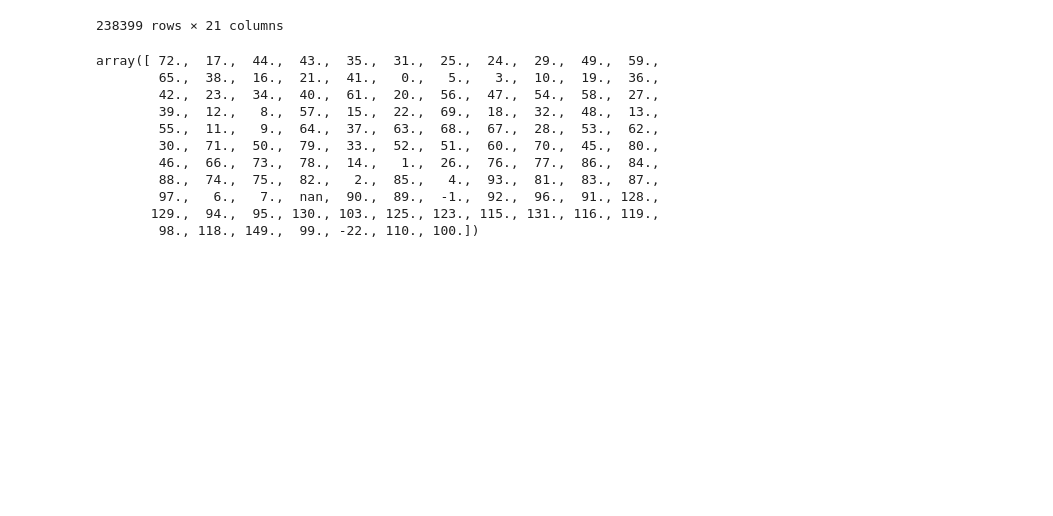
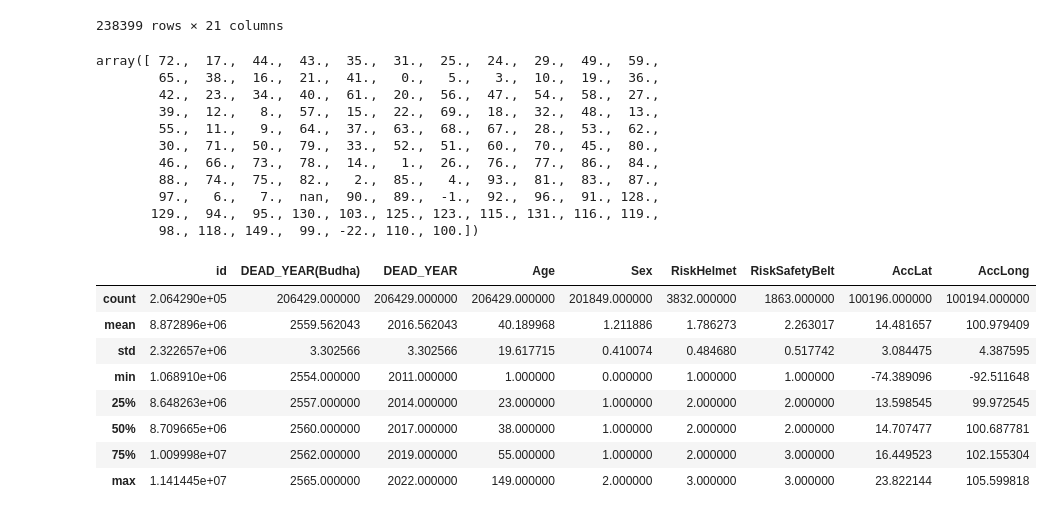
Before and after one commit to Pxngpond99/dashborad_with_my_team, a Jupyter notebook: data_analize/age_analize.ipynb, the cells around one changed output. Cells and saved outputs as stored; diff of their text form; code cells hidden in the pictures; blank space fills up the shorter version.

```diff
--- a/data_analize/age_analize.ipynb
+++ b/data_analize/age_analize.ipynb
@@ -30,3 +30,16 @@ array([ 72.,  17.,  44.,  43.,  35.,  31.,  25.,  24.,  29.,  49.,  59.,
         97.,   6.,   7.,  nan,  90.,  89.,  -1.,  92.,  96.,  91., 128.,
        129.,  94.,  95., 130., 103., 125., 123., 115., 131., 116., 119.,
         98., 118., 149.,  99., -22., 110., 100.])
+# %%
+df_1 = df[df["Age"] >= 1]
+df_1.describe()
+# %% [output]
+|  | id | DEAD_YEAR(Budha) | DEAD_YEAR | Age | Sex | RiskHelmet | RiskSafetyBelt | AccLat | AccLong |
+| count | 2.064290e+05 | 206429.000000 | 206429.000000 | 206429.000000 | 201849.000000 | 3832.000000 | 1863.000000 | 100196.000000 | 100194.000000 |
+| mean | 8.872896e+06 | 2559.562043 | 2016.562043 | 40.189968 | 1.211886 | 1.786273 | 2.263017 | 14.481657 | 100.979409 |
+| std | 2.322657e+06 | 3.302566 | 3.302566 | 19.617715 | 0.410074 | 0.484680 | 0.517742 | 3.084475 | 4.387595 |
+| min | 1.068910e+06 | 2554.000000 | 2011.000000 | 1.000000 | 0.000000 | 1.000000 | 1.000000 | -74.389096 | -92.511648 |
+| 25% | 8.648263e+06 | 2557.000000 | 2014.000000 | 23.000000 | 1.000000 | 2.000000 | 2.000000 | 13.598545 | 99.972545 |
+| 50% | 8.709665e+06 | 2560.000000 | 2017.000000 | 38.000000 | 1.000000 | 2.000000 | 2.000000 | 14.707477 | 100.687781 |
+| 75% | 1.009998e+07 | 2562.000000 | 2019.000000 | 55.000000 | 1.000000 | 2.000000 | 3.000000 | 16.449523 | 102.155304 |
+| max | 1.141445e+07 | 2565.000000 | 2022.000000 | 149.000000 | 2.000000 | 3.000000 | 3.000000 | 23.822144 | 105.599818 |
```
Also changed, not shown: parts of 1 cell of this notebook, 2 other files.
